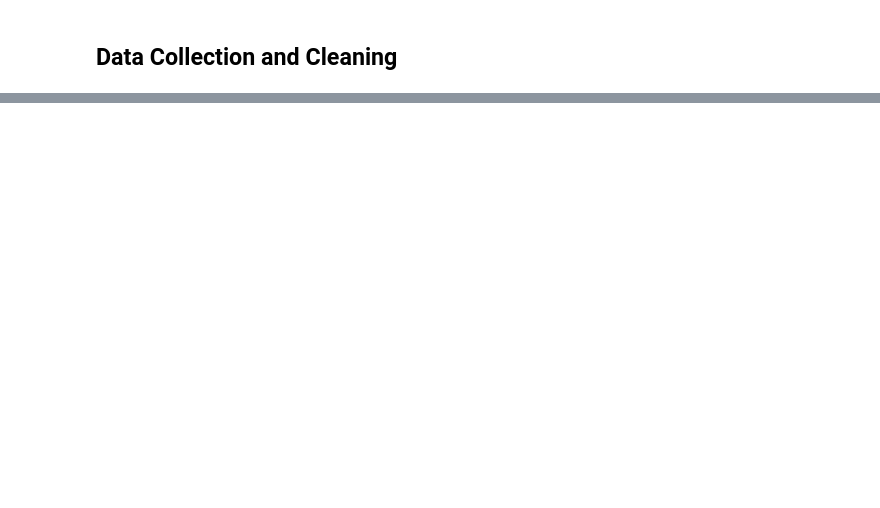
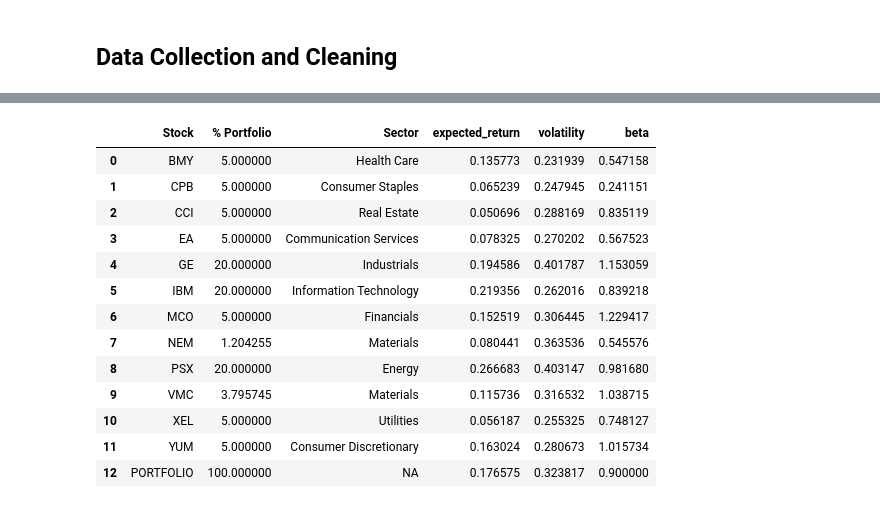
Before and after one commit to hproloff/final_proj_cs524, a Jupyter notebook: extra/project.ipynb, the cells around one changed output, grey strips where cells are left out. Saved outputs shown, nothing was run; the diff lists cells and outputs as text; code cells hidden in the pictures; blank space fills up the shorter version.

```diff
--- a/extra/project.ipynb
+++ b/extra/project.ipynb
@@ -127,0 +157,24 @@ data
+# %%
+def get_portfolio_insights(portfolio_records, data):
+    selected_stocks = portfolio_records[portfolio_records['level'] > 0]
+
+    final_portfolio_df = pd.merge(data, selected_stocks, left_on='Stock', right_on='Stock', how='inner')
+    final_portfolio_df = final_portfolio_df[['Stock', 'level', ' Sector', 'expected_return', 'volatility', 'beta']]
+
+    final_portfolio_df.rename(columns={'level': '% Portfolio'}, inplace=True)
+    final_portfolio_df['% Portfolio'] *= 100
+
+    # Calculate weighted averages
+    total_percentage = final_portfolio_df['% Portfolio'].sum()
+    weighted_avg_return = (final_portfolio_df['expected_return'] * final_portfolio_df['% Portfolio']).sum() / total_percentage
+    weighted_avg_volatility = (final_portfolio_df['volatility'] * final_portfolio_df['% Portfolio']).sum() / total_percentage
+    weighted_avg_beta = (final_portfolio_df['beta'] * final_portfolio_df['% Portfolio']).sum() / total_percentage
+
+    # Create summary row
+    summary_row = pd.DataFrame([['PORTFOLIO', total_percentage, 'NA', weighted_avg_return, weighted_avg_volatility, weighted_avg_beta]],
+                               columns=['Stock', '% Portfolio', ' Sector', 'expected_return', 'volatility', 'beta'])
+
+    # Append summary row
+    final_portfolio_df = pd.concat([final_portfolio_df, summary_row], ignore_index=True)
+
+    return final_portfolio_df
@@ -127,0 +257,17 @@ data
+# %%
+get_portfolio_insights(portfolio.records, final_stocks)
+# %% [output]
+|  | Stock | % Portfolio | Sector | expected_return | volatility | beta |
+| 0 | BMY | 5.000000 | Health Care | 0.135773 | 0.231939 | 0.547158 |
+| 1 | CPB | 5.000000 | Consumer Staples | 0.065239 | 0.247945 | 0.241151 |
+| 2 | CCI | 5.000000 | Real Estate | 0.050696 | 0.288169 | 0.835119 |
+| 3 | EA | 5.000000 | Communication Services | 0.078325 | 0.270202 | 0.567523 |
+| 4 | GE | 20.000000 | Industrials | 0.194586 | 0.401787 | 1.153059 |
+| 5 | IBM | 20.000000 | Information Technology | 0.219356 | 0.262016 | 0.839218 |
+| 6 | MCO | 5.000000 | Financials | 0.152519 | 0.306445 | 1.229417 |
+| 7 | NEM | 1.204255 | Materials | 0.080441 | 0.363536 | 0.545576 |
+| 8 | PSX | 20.000000 | Energy | 0.266683 | 0.403147 | 0.981680 |
+| 9 | VMC | 3.795745 | Materials | 0.115736 | 0.316532 | 1.038715 |
+| 10 | XEL | 5.000000 | Utilities | 0.056187 | 0.255325 | 0.748127 |
+| 11 | YUM | 5.000000 | Consumer Discretionary | 0.163024 | 0.280673 | 1.015734 |
+| 12 | PORTFOLIO | 100.000000 | NA | 0.176575 | 0.323817 | 0.900000 |
```
Also changed, not shown: parts of 26 cells of this notebook.
